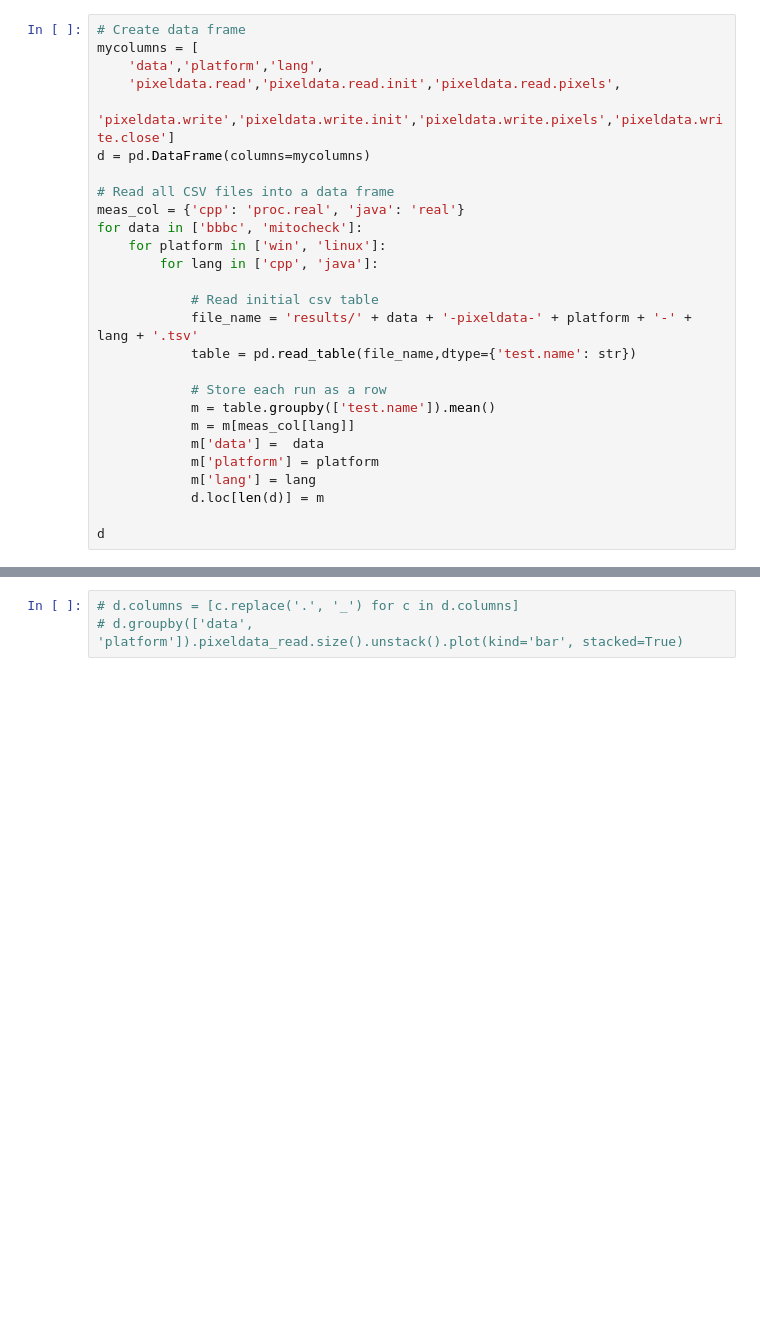
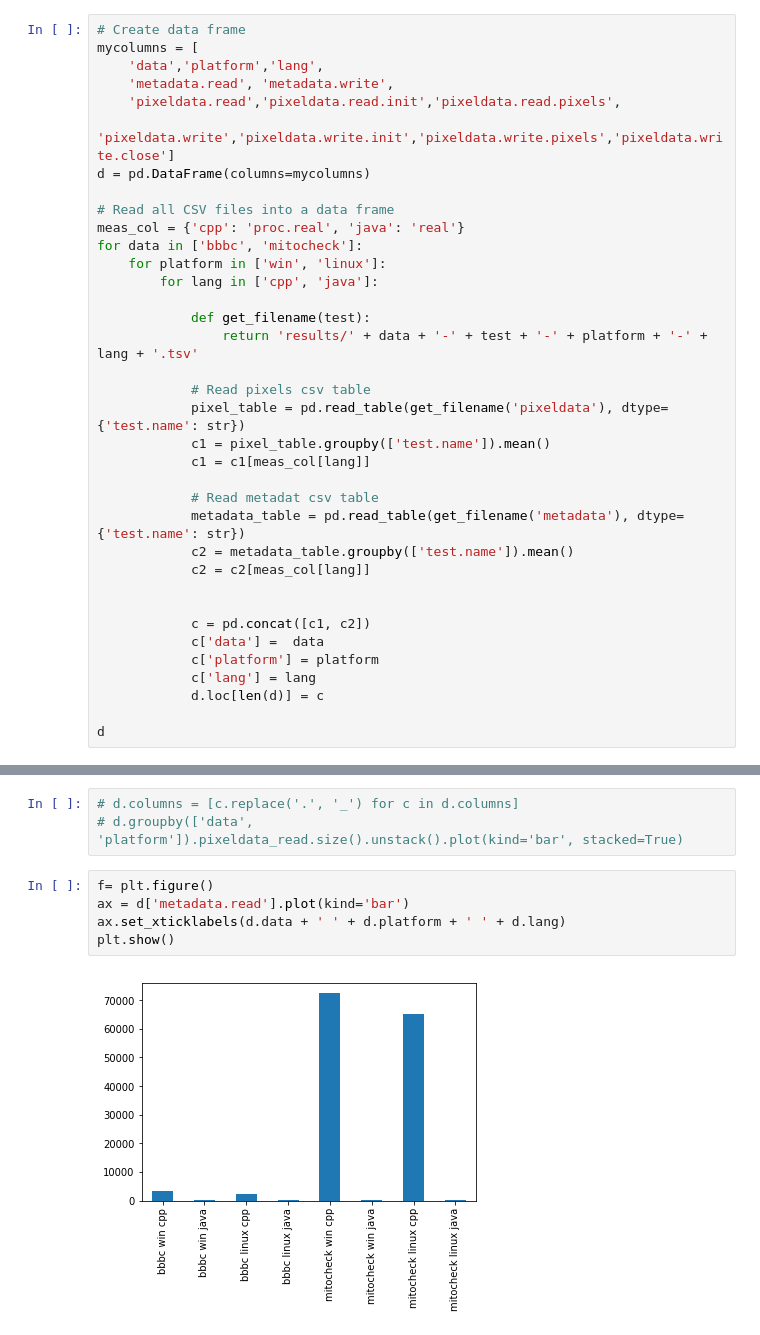
Before and after one commit to ome/ome-files-performance, a Jupyter notebook: Statistics.ipynb, the cells around one changed output, grey strips where cells are left out. Saved outputs shown, nothing was run; the diff lists cells and outputs as text; blank space fills up the shorter version.

Commit message:
Add metadata to the parsed tables/figures

```diff
--- a/Statistics.ipynb
+++ b/Statistics.ipynb
@@ -5,6 +5,7 @@ import matplotlib.pyplot as plt
 # Create data frame
 mycolumns = [
     'data','platform','lang',
+    'metadata.read', 'metadata.write',
     'pixeldata.read','pixeldata.read.init','pixeldata.read.pixels',
     'pixeldata.write','pixeldata.write.init','pixeldata.write.pixels','pixeldata.write.close']
 d = pd.DataFrame(columns=mycolumns)
@@ -15,16 +16,24 @@ for data in ['bbbc', 'mitocheck']:
     for platform in ['win', 'linux']:
         for lang in ['cpp', 'java']:
 
-            # Read initial csv table
-            file_name = 'results/' + data + '-pixeldata-' + platform + '-' + lang + '.tsv'
-            table = pd.read_table(file_name,dtype={'test.name': str})
+            def get_filename(test):
+                return 'results/' + data + '-' + test + '-' + platform + '-' + lang + '.tsv'
 
-            # Store each run as a row
-            m = table.groupby(['test.name']).mean()
-            m = m[meas_col[lang]]
-            m['data'] =  data
-            m['platform'] = platform
-            m['lang'] = lang
-            d.loc[len(d)] = m
+            # Read pixels csv table
+            pixel_table = pd.read_table(get_filename('pixeldata'), dtype={'test.name': str})
+            c1 = pixel_table.groupby(['test.name']).mean()
+            c1 = c1[meas_col[lang]]
+
+            # Read metadat csv table
+            metadata_table = pd.read_table(get_filename('metadata'), dtype={'test.name': str})
+            c2 = metadata_table.groupby(['test.name']).mean()
+            c2 = c2[meas_col[lang]]
+
+
+            c = pd.concat([c1, c2])
+            c['data'] =  data
+            c['platform'] = platform
+            c['lang'] = lang
+            d.loc[len(d)] = c
 
 d
@@ -31,3 +50,10 @@ d
 # %%
 # d.columns = [c.replace('.', '_') for c in d.columns]
 # d.groupby(['data', 'platform']).pixeldata_read.size().unstack().plot(kind='bar', stacked=True)
+# %%
+f= plt.figure()
+ax = d['metadata.read'].plot(kind='bar')
+ax.set_xticklabels(d.data + ' ' + d.platform + ' ' + d.lang)
+plt.show()
+# %% [output]
+[figure, added]
```
Also changed, not shown: parts of 6 cells of this notebook.
